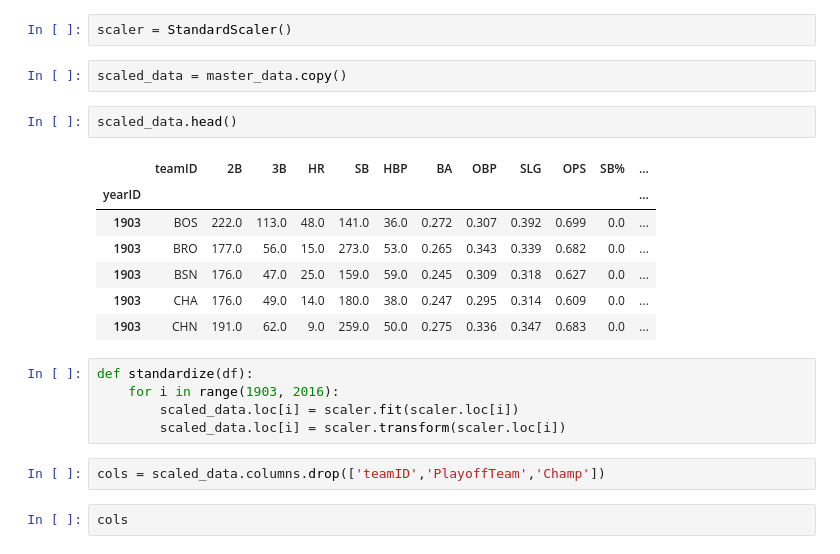
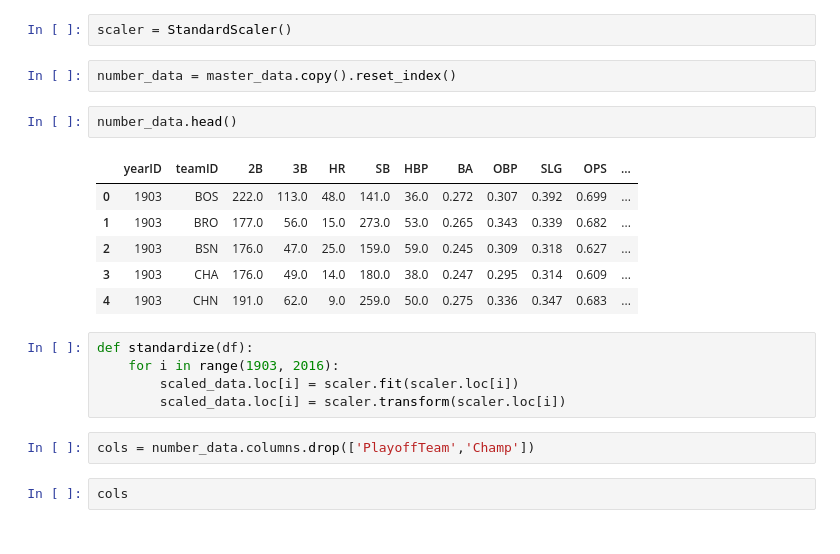
Before and after one commit to davidbabb/BaseballPlayoffs, a Jupyter notebook: baseball-analysis/notebooks/data_standardization.ipynb, the cells around one changed output. Cells and saved outputs as stored; diff of their text form.

Commit message:
close on standardized data, need to join the tables and then we can begin looping and analysis

```diff
--- a/baseball-analysis/notebooks/data_standardization.ipynb
+++ b/baseball-analysis/notebooks/data_standardization.ipynb
@@ -21,24 +21,23 @@ from sklearn.preprocessing import StandardScaler
 # %%
 scaler = StandardScaler()
 # %%
-scaled_data = master_data.copy()
+number_data = master_data.copy().reset_index()
 # %%
-scaled_data.head()
+number_data.head()
 # %% [output]
-|  | teamID | 2B | 3B | HR | SB | HBP | BA | OBP | SLG | OPS | SB% | ... |
-| yearID |  |  |  |  |  |  |  |  |  |  |  | ... |
-| 1903 | BOS | 222.0 | 113.0 | 48.0 | 141.0 | 36.0 | 0.272 | 0.307 | 0.392 | 0.699 | 0.0 | ... |
-| 1903 | BRO | 177.0 | 56.0 | 15.0 | 273.0 | 53.0 | 0.265 | 0.343 | 0.339 | 0.682 | 0.0 | ... |
-| 1903 | BSN | 176.0 | 47.0 | 25.0 | 159.0 | 59.0 | 0.245 | 0.309 | 0.318 | 0.627 | 0.0 | ... |
-| 1903 | CHA | 176.0 | 49.0 | 14.0 | 180.0 | 38.0 | 0.247 | 0.295 | 0.314 | 0.609 | 0.0 | ... |
-| 1903 | CHN | 191.0 | 62.0 | 9.0 | 259.0 | 50.0 | 0.275 | 0.336 | 0.347 | 0.683 | 0.0 | ... |
+|  | yearID | teamID | 2B | 3B | HR | SB | HBP | BA | OBP | SLG | OPS | ... |
+| 0 | 1903 | BOS | 222.0 | 113.0 | 48.0 | 141.0 | 36.0 | 0.272 | 0.307 | 0.392 | 0.699 | ... |
+| 1 | 1903 | BRO | 177.0 | 56.0 | 15.0 | 273.0 | 53.0 | 0.265 | 0.343 | 0.339 | 0.682 | ... |
+| 2 | 1903 | BSN | 176.0 | 47.0 | 25.0 | 159.0 | 59.0 | 0.245 | 0.309 | 0.318 | 0.627 | ... |
+| 3 | 1903 | CHA | 176.0 | 49.0 | 14.0 | 180.0 | 38.0 | 0.247 | 0.295 | 0.314 | 0.609 | ... |
+| 4 | 1903 | CHN | 191.0 | 62.0 | 9.0 | 259.0 | 50.0 | 0.275 | 0.336 | 0.347 | 0.683 | ... |
 # %%
 def standardize(df):
     for i in range(1903, 2016):
         scaled_data.loc[i] = scaler.fit(scaler.loc[i])
         scaled_data.loc[i] = scaler.transform(scaler.loc[i])
 # %%
-cols = scaled_data.columns.drop(['teamID','PlayoffTeam','Champ'])
+cols = number_data.columns.drop(['PlayoffTeam','Champ'])
 # %%
 cols
 # %% [output]
```
Also changed, not shown: parts of 17 cells of this notebook.
